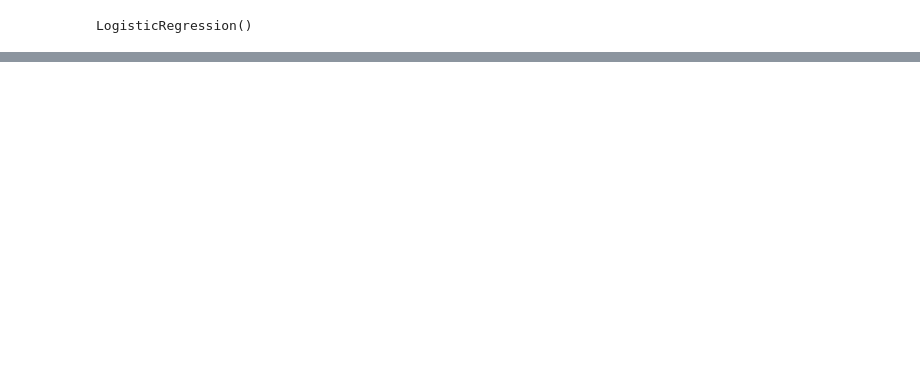
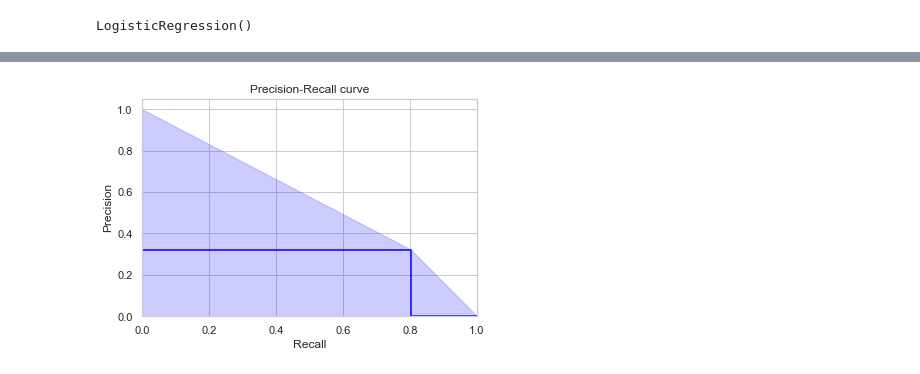
Before and after one commit to 11111xxxxx/fraud_detection, a Jupyter notebook: fraud_detection.ipynb, the cells around one changed output, grey strips where cells are left out. Drawn from its saved outputs; the diff is of its cells as text; code cells hidden in the pictures; blank space fills up the shorter version.

```diff
--- a/fraud_detection.ipynb
+++ b/fraud_detection.ipynb
@@ -294,0 +350,4 @@ classification_report(Y_test, Y_pred)
+# %%
+plot_pr(Y_test, Y_pred_log)
+# %% [output]
+[figure, added]
```
Also changed, not shown: parts of 16 cells of this notebook.
